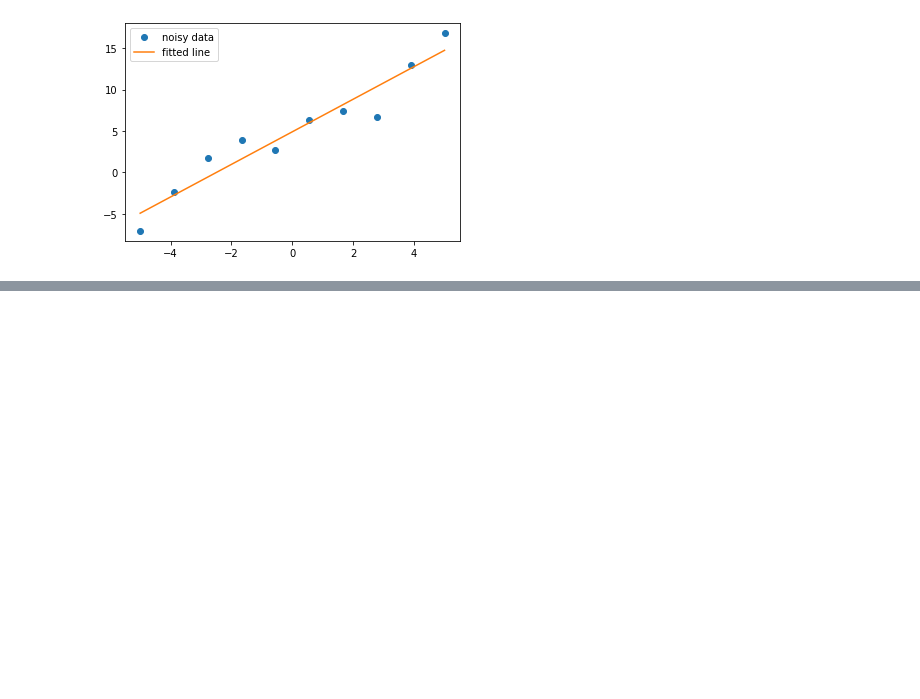
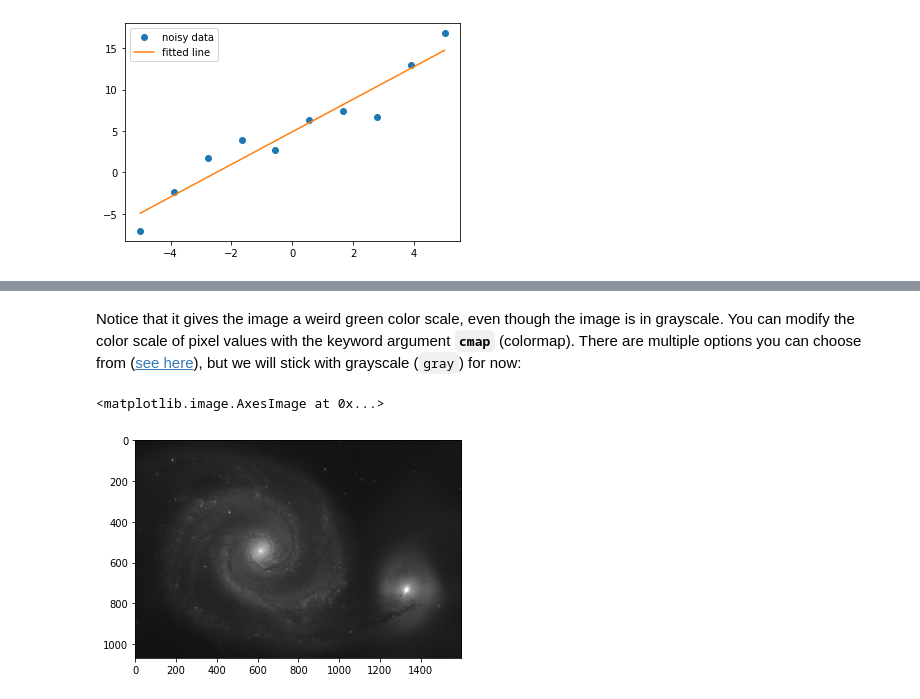
Before and after one commit to hrhasson/python-crash-course, a Jupyter notebook: Intro_to_Python/Day3.ipynb, the cells around one changed output, grey strips where cells are left out. Saved outputs shown, nothing was run; the diff lists cells and outputs as text; code cells hidden in the pictures; blank space fills up the shorter version.

```diff
--- a/Intro_to_Python/Day3.ipynb
+++ b/Intro_to_Python/Day3.ipynb
@@ -268,0 +257,7 @@ plt.show()
+# %% [markdown]
+Notice that it gives the image a weird green color scale, even though the image is in grayscale. You can modify the color scale of pixel values with the keyword argument **`cmap`** (colormap). There are multiple options you can choose from ([see here](https://matplotlib.org/stable/tutorials/colors/colormaps.html)), but we will stick with grayscale (`gray`) for now:
+# %%
+plt.imshow(img, cmap = 'gray')
+# %% [output]
+<matplotlib.image.AxesImage at 0x...>
+[figure, added]
```
Also changed, not shown: parts of 45 cells of this notebook, 7 other files.
